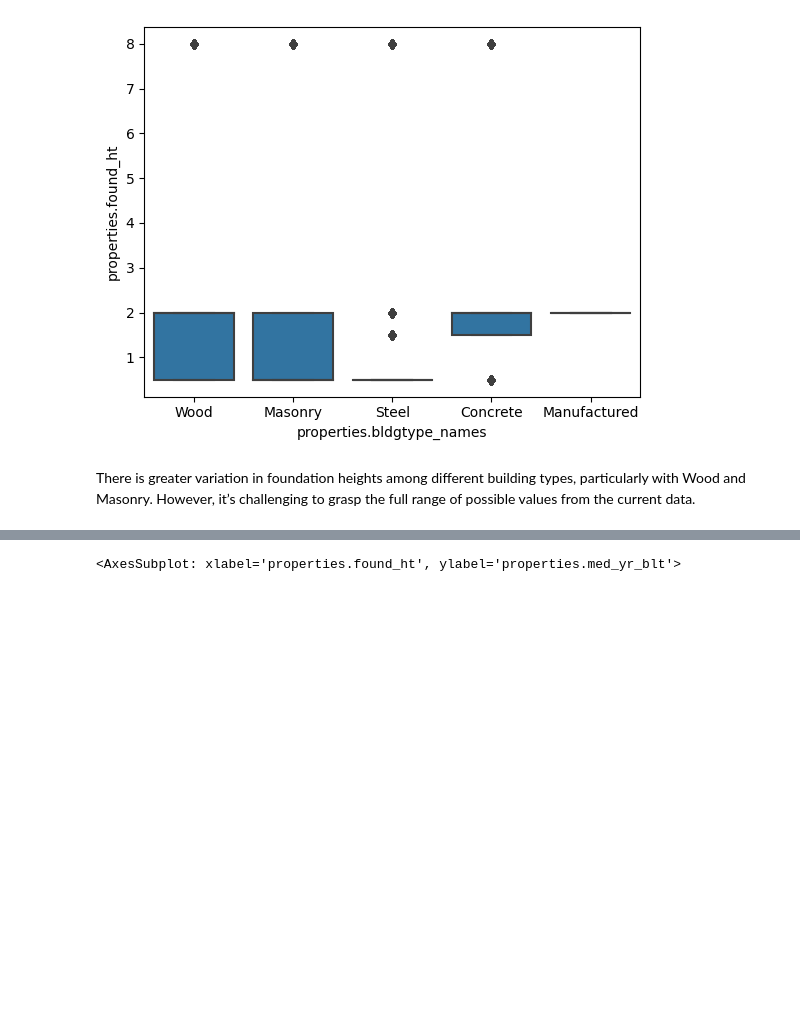
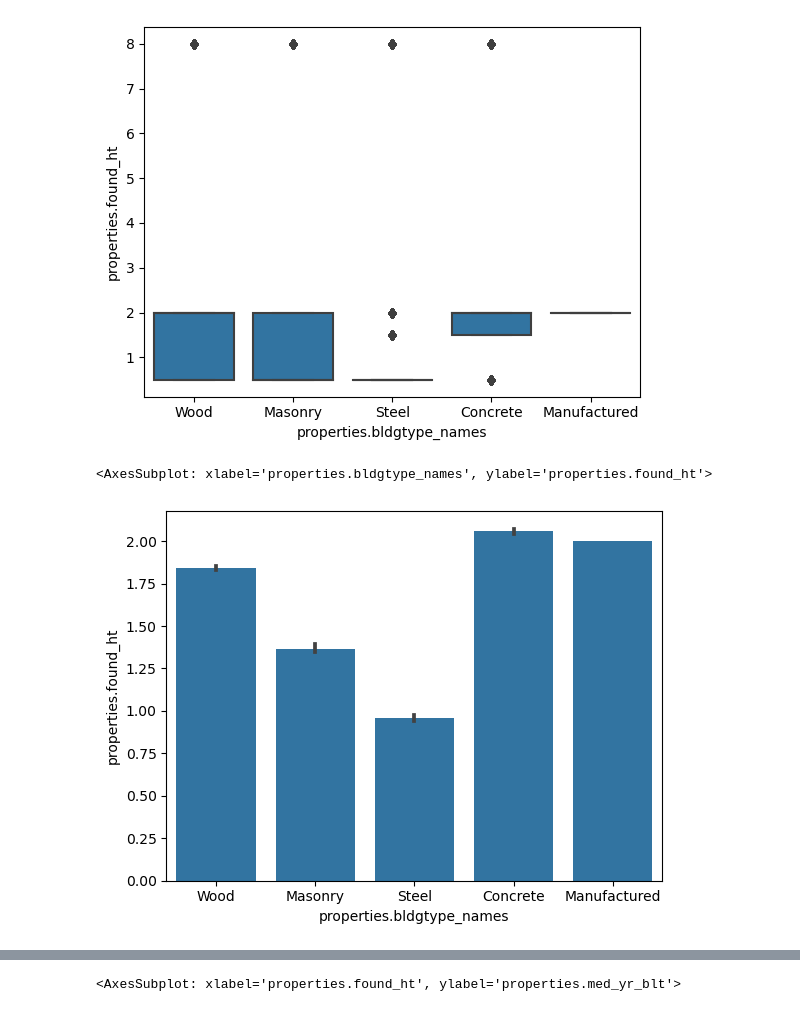
Before and after one commit to mebauer/national-structure-inventory-examples, a Jupyter notebook: analysis-examples.ipynb, the cells around one changed output, grey strips where cells are left out. Drawn from its saved outputs; the diff is of its cells as text; code cells hidden in the pictures; blank space fills up the shorter version.

```diff
--- a/analysis-examples.ipynb
+++ b/analysis-examples.ipynb
@@ -792,5 +800,13 @@ sns.boxplot(
 # %% [output]
 <AxesSubplot: xlabel='properties.bldgtype_names', ylabel='properties.found_ht'>
 [figure]
-# %% [markdown]
-There is greater variation in foundation heights among different building types, particularly with Wood and Masonry. However, it’s challenging to grasp the full range of possible values from the current data.
+# %%
+sns.barplot(
+    data=df,
+    x="properties.bldgtype_names",
+    y="properties.found_ht",
+    color="C0"
+)
+# %% [output]
+<AxesSubplot: xlabel='properties.bldgtype_names', ylabel='properties.found_ht'>
+[figure, added]
```
Also changed, not shown: parts of 17 cells of this notebook, 4 other files.
